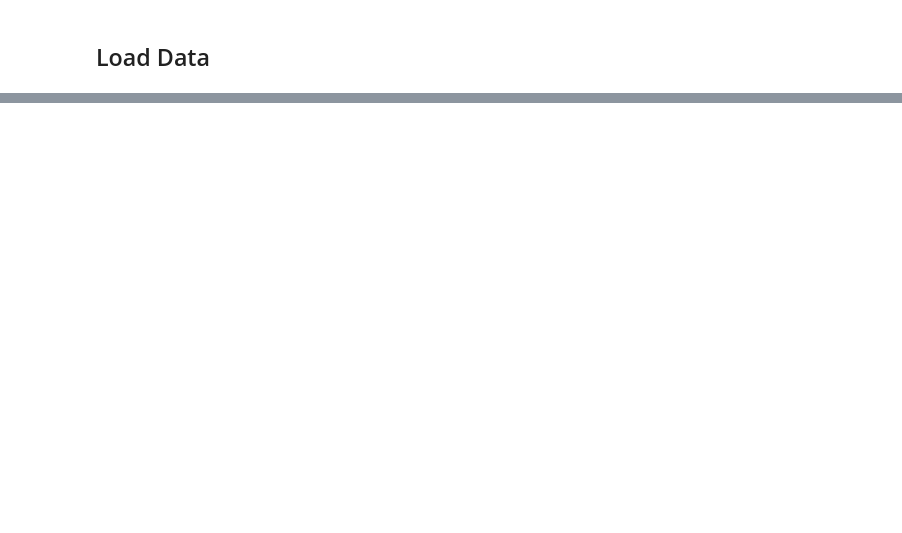
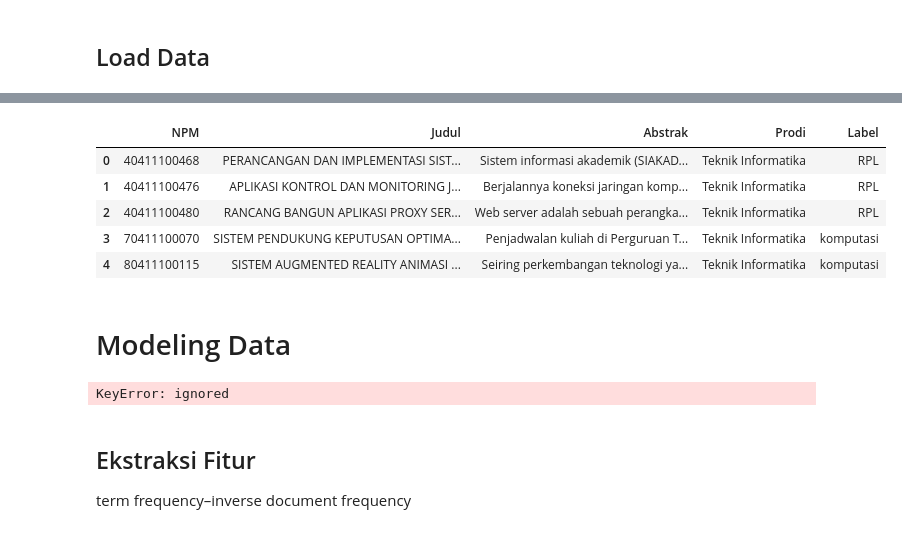
Before and after one commit to ranianuraini/prosainsdata, a Jupyter notebook: _sources/UTS.ipynb, the cells around one changed output, grey strips where cells are left out. Cells and saved outputs as stored; diff of their text form; code cells hidden in the pictures; blank space fills up the shorter version.

Commit message:
Update documentation

```diff
--- a/_sources/UTS.ipynb
+++ b/_sources/UTS.ipynb
@@ -429,0 +320,23 @@ sim_words
+# %%
+# dataOlah = pd.read_csv('DataOlah_Pta.csv', index_col=0)
+dataOlah = pd.read_csv('https://raw.githubusercontent.com/ranianuraini/prosainsdata/main/Data_PTA.csv')
+dataOlah.head()
+# %% [output]
+|  | NPM | Judul | Abstrak | Prodi | Label |
+| 0 | 40411100468 | PERANCANGAN DAN IMPLEMENTASI SIST... | Sistem informasi akademik (SIAKAD... | Teknik Informatika | RPL |
+| 1 | 40411100476 | APLIKASI KONTROL DAN MONITORING J... | Berjalannya koneksi jaringan komp... | Teknik Informatika | RPL |
+| 2 | 40411100480 | RANCANG BANGUN APLIKASI PROXY SER... | Web server adalah sebuah perangka... | Teknik Informatika | RPL |
+| 3 | 70411100070 | SISTEM PENDUKUNG KEPUTUSAN OPTIMA... | Penjadwalan kuliah di Perguruan T... | Teknik Informatika | komputasi |
+| 4 | 80411100115 | SISTEM AUGMENTED REALITY ANIMASI ... | Seiring perkembangan teknologi ya... | Teknik Informatika | komputasi |
+# %% [markdown]
+# Modeling Data
+# %%
+from sklearn.model_selection import train_test_split
+
+X = dataOlah['abstrak_tokens']
+y = dataOlah['Label']
+# %% [output]
+KeyError: ignored
+# %% [markdown]
+## Ekstraksi Fitur
+term frequency–inverse document frequency
```
Also changed, not shown: parts of 106 cells of this notebook, 15 other files.
